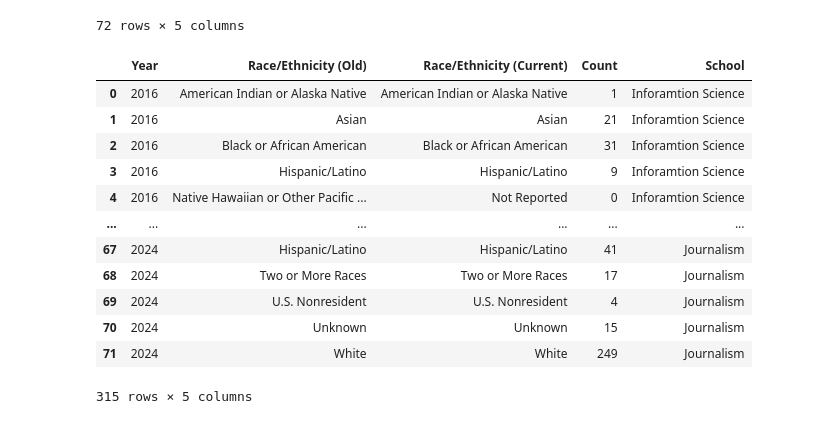
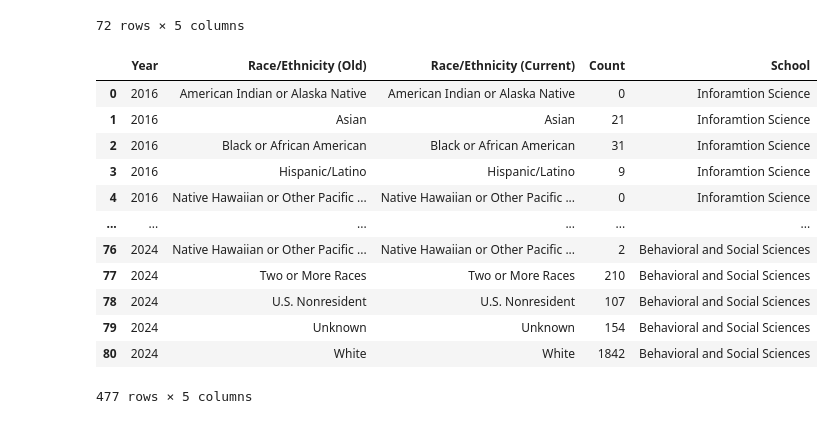
Before and after one commit to mariocancode/DiversityInComputing_UMD, a Jupyter notebook: racial_demographic_analysis.ipynb, the cells around one changed output. Saved outputs shown, nothing was run; the diff lists cells and outputs as text; code cells hidden in the pictures.

```diff
--- a/racial_demographic_analysis.ipynb
+++ b/racial_demographic_analysis.ipynb
@@ -27,7 +27,7 @@ cmns_race
 | 80 | 2024 | White | White | 2051 | Computer Science |
 81 rows × 5 columns
 # %%
-bmgt_race = pd.read_csv("bmgt_race.csv")
+bmgt_race = pd.read_csv("data/bmgt_race.csv")
 bmgt_race["School"] = "Business"
 bmgt_race
 # %% [output]
@@ -44,3 +44,7 @@ bmgt_race
 | 79 | 2024 | Unknown | Unknown | 150 | Business |
 | 80 | 2024 | White | White | 1420 | Business |
 81 rows × 5 columns
+# %%
+engr_race = pd.read_csv("data/engr_race.csv")
+engr_race["School"] = "Engineering"
+engr_race
@@ -46,0 +65,4 @@ bmgt_race
+# %%
+bsos_race = pd.read_csv("data/bsos_race.csv")
+bsos_race["School"] = "Behavioral and Social Sciences"
+bsos_race
@@ -47,5 +83,5 @@ bmgt_race
 # %%
-jour_race = pd.read_csv("jour_race.csv")
+jour_race = pd.read_csv("data/jour_race.csv")
 jour_race["School"] = "Journalism"
 jour_race
 # %% [output]
@@ -63,22 +99,22 @@ jour_race
 | 71 | 2024 | White | White | 249 | Journalism |
 72 rows × 5 columns
 # %%
-computing_majors_racial_makeup = pd.concat([info_race,cmns_race,bmgt_race,jour_race])
+computing_majors_racial_makeup = pd.concat([info_race,cmns_race,bmgt_race,jour_race,engr_race,bsos_race])
 computing_majors_racial_makeup
 # %% [output]
 |  | Year | Race/Ethnicity (Old) | Race/Ethnicity (Current) | Count | School |
-| 0 | 2016 | American Indian or Alaska Native | American Indian or Alaska Native | 1 | Inforamtion Science |
+| 0 | 2016 | American Indian or Alaska Native | American Indian or Alaska Native | 0 | Inforamtion Science |
 | 1 | 2016 | Asian | Asian | 21 | Inforamtion Science |
 | 2 | 2016 | Black or African American | Black or African American | 31 | Inforamtion Science |
 | 3 | 2016 | Hispanic/Latino | Hispanic/Latino | 9 | Inforamtion Science |
-| 4 | 2016 | Native Hawaiian or Other Pacific ... | Not Reported | 0 | Inforamtion Science |
+| 4 | 2016 | Native Hawaiian or Other Pacific ... | Native Hawaiian or Other Pacific ... | 0 | Inforamtion Science |
 | ... | ... | ... | ... | ... | ... |
-| 67 | 2024 | Hispanic/Latino | Hispanic/Latino | 41 | Journalism |
-| 68 | 2024 | Two or More Races | Two or More Races | 17 | Journalism |
-| 69 | 2024 | U.S. Nonresident | U.S. Nonresident | 4 | Journalism |
-| 70 | 2024 | Unknown | Unknown | 15 | Journalism |
-| 71 | 2024 | White | White | 249 | Journalism |
+| 76 | 2024 | Native Hawaiian or Other Pacific ... | Native Hawaiian or Other Pacific ... | 2 | Behavioral and Social Sciences |
+| 77 | 2024 | Two or More Races | Two or More Races | 210 | Behavioral and Social Sciences |
+| 78 | 2024 | U.S. Nonresident | U.S. Nonresident | 107 | Behavioral and Social Sciences |
+| 79 | 2024 | Unknown | Unknown | 154 | Behavioral and Social Sciences |
+| 80 | 2024 | White | White | 1842 | Behavioral and Social Sciences |
-315 rows × 5 columns
+477 rows × 5 columns
 # %%
 racial_makeup_count = computing_majors_racial_makeup.groupby(["Year","Race/Ethnicity (Current)"]).sum()["Count"]
 racial_makeup_count
```
Also changed, not shown: parts of 13 cells of this notebook, 16 other files.
